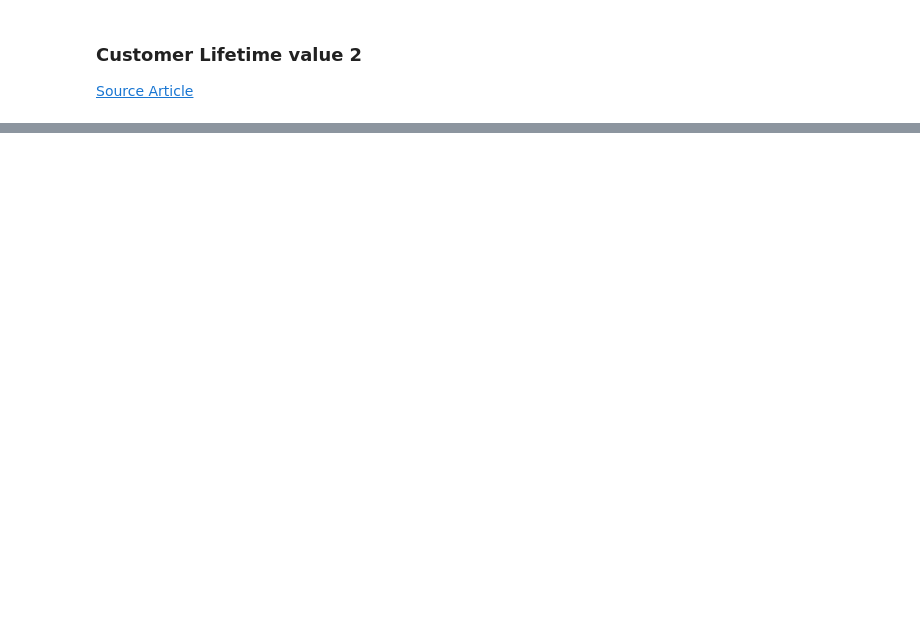
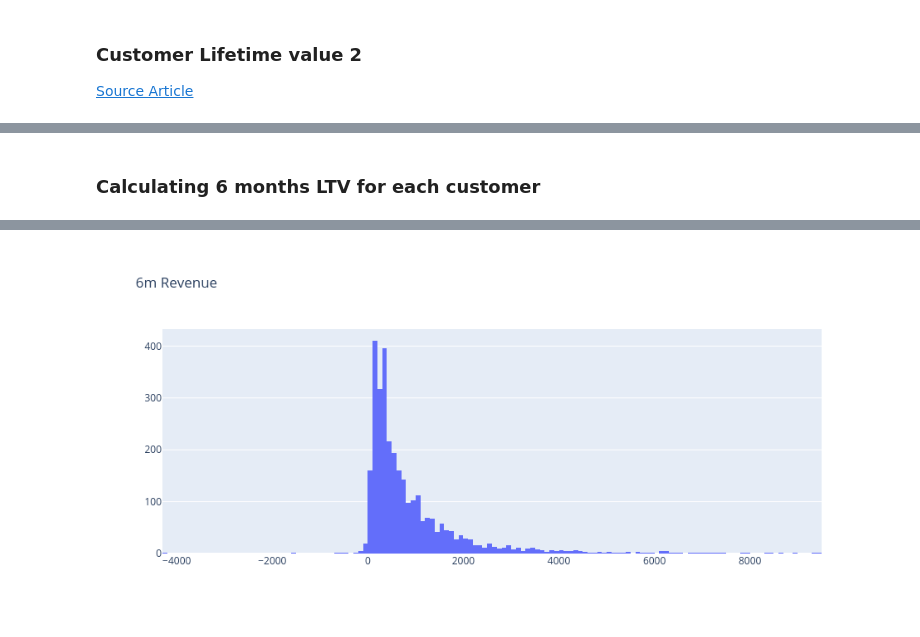
Before and after one commit to sidd-hart/customer-segmentation, a Jupyter notebook: notebooks/2.1-Customer-LifetimeValue-2ndArticle.ipynb, the cells around one changed output, grey strips where cells are left out. Cells and saved outputs as stored; diff of their text form; code cells hidden in the pictures; blank space fills up the shorter version.

```diff
--- a/notebooks/2.1-Customer-LifetimeValue-2ndArticle.ipynb
+++ b/notebooks/2.1-Customer-LifetimeValue-2ndArticle.ipynb
@@ -36,0 +45,2 @@ data.head()
+# %%
+tx_uk = data.query('Country=="United Kingdom"').reset_index(drop=True)
@@ -36,0 +51,6 @@ data.head()
+# %%
+tx_uk['InvoiceDate'] = pd.to_datetime(tx_uk['InvoiceDate'])
+# %%
+## create 3 months and 6 months dataframes
+tx_3m = tx_uk[(tx_uk['InvoiceDate'] < dt.datetime(2011, 6, 1)) & (tx_uk['InvoiceDate'] >= dt.datetime(2011, 3, 1))].reset_index(drop=True)
+tx_6m = tx_uk[(tx_uk['InvoiceDate'] < dt.datetime(2011, 12, 1)) & (tx_uk['InvoiceDate'] >= dt.datetime(2011, 6, 1))].reset_index(drop=True)
@@ -36,0 +190,21 @@ data.head()
+# %% [markdown]
+### Calculating 6 months LTV for each customer
+# %%
+#calculate revenue and create a new dataframe for it
+tx_6m['Revenue'] = tx_6m['UnitPrice'] * tx_6m['Quantity']
+tx_user_6m = tx_6m.groupby('CustomerID')['Revenue'].sum().reset_index()
+tx_user_6m.columns = ['CustomerID','m6_Revenue']
+# %%
+#plot LTV histogram
+plot_data = [
+    go.Histogram(
+        x=tx_user_6m.query('m6_Revenue < 10000')['m6_Revenue']
+    )
+]
+
+plot_layout = go.Layout(
+        title='6m Revenue'
+    )
+fig = go.Figure(data=plot_data, layout=plot_layout)
+fig.show()
+# %% [output]
@@ -36,0 +212 @@ data.head()
+[figure, added]
```
Also changed, not shown: parts of 34 cells of this notebook, 1 other file.
